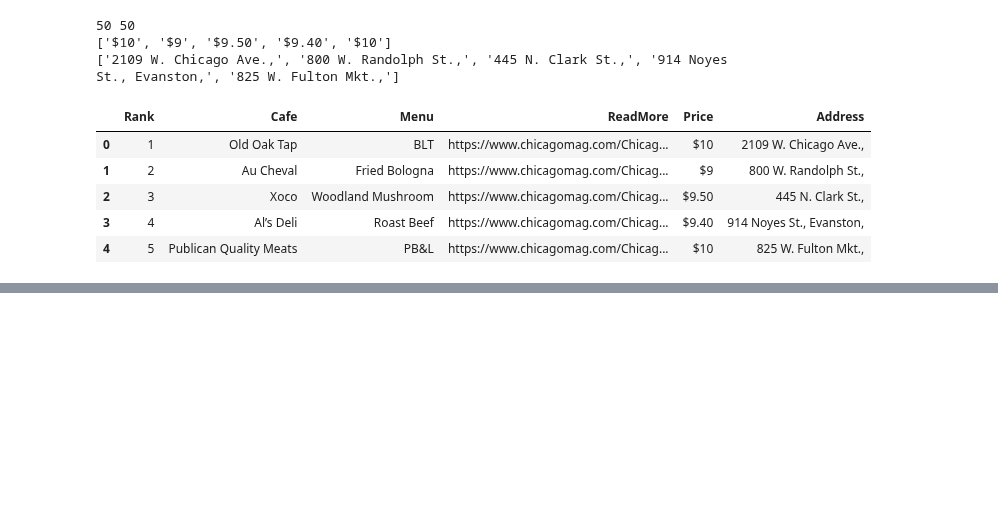
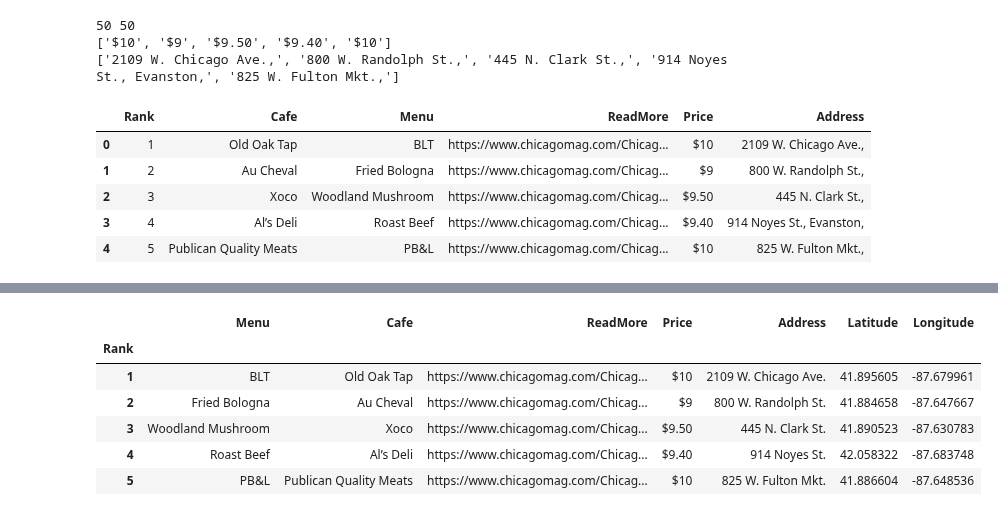
Before and after one commit to NikeLee/pythonwork, a Jupyter notebook: analysis/8_WebCrawling_Example.ipynb, the cells around one changed output, grey strips where cells are left out. Drawn from its saved outputs; the diff is of its cells as text; code cells hidden in the pictures; blank space fills up the shorter version.

```diff
--- a/analysis/8_WebCrawling_Example.ipynb
+++ b/analysis/8_WebCrawling_Example.ipynb
@@ -223,0 +234,11 @@ df.to_csv("data/sandwiches_final.csv", encoding="utf-8")
+# %%
+df = pd.read_csv("data/sandwiches_map.csv", index_col=0)
+df.head()
+# %% [output]
+|  | Menu | Cafe | ReadMore | Price | Address | Latitude | Longitude |
+| Rank |  |  |  |  |  |  |  |
+| 1 | BLT | Old Oak Tap | https://www.chicagomag.com/Chicag... | $10 | 2109 W. Chicago Ave. | 41.895605 | -87.679961 |
+| 2 | Fried Bologna | Au Cheval | https://www.chicagomag.com/Chicag... | $9 | 800 W. Randolph St. | 41.884658 | -87.647667 |
+| 3 | Woodland Mushroom | Xoco | https://www.chicagomag.com/Chicag... | $9.50 | 445 N. Clark St. | 41.890523 | -87.630783 |
+| 4 | Roast Beef | Al’s Deli | https://www.chicagomag.com/Chicag... | $9.40 | 914 Noyes St. | 42.058322 | -87.683748 |
+| 5 | PB&L | Publican Quality Meats | https://www.chicagomag.com/Chicag... | $10 | 825 W. Fulton Mkt. | 41.886604 | -87.648536 |
```
Also changed, not shown: parts of 11 cells of this notebook, 1 other file.
